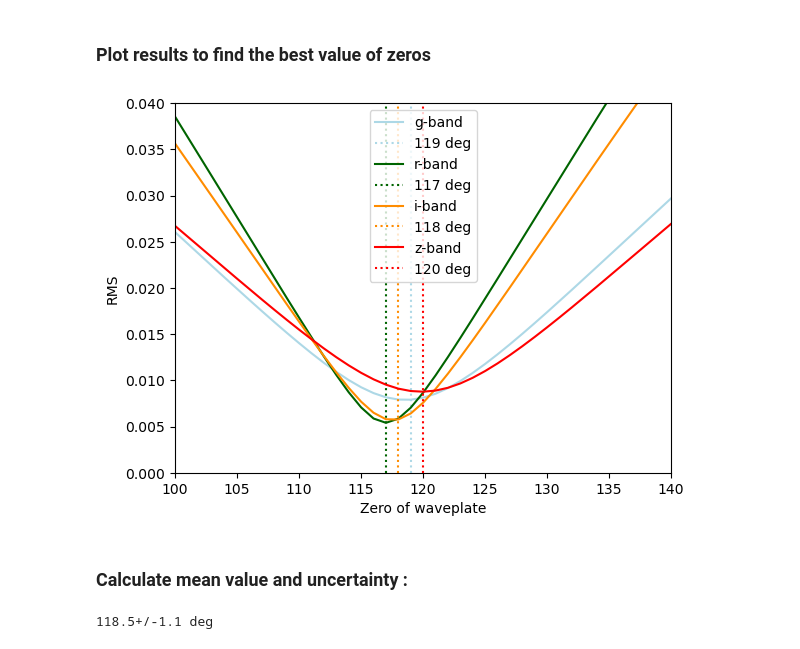
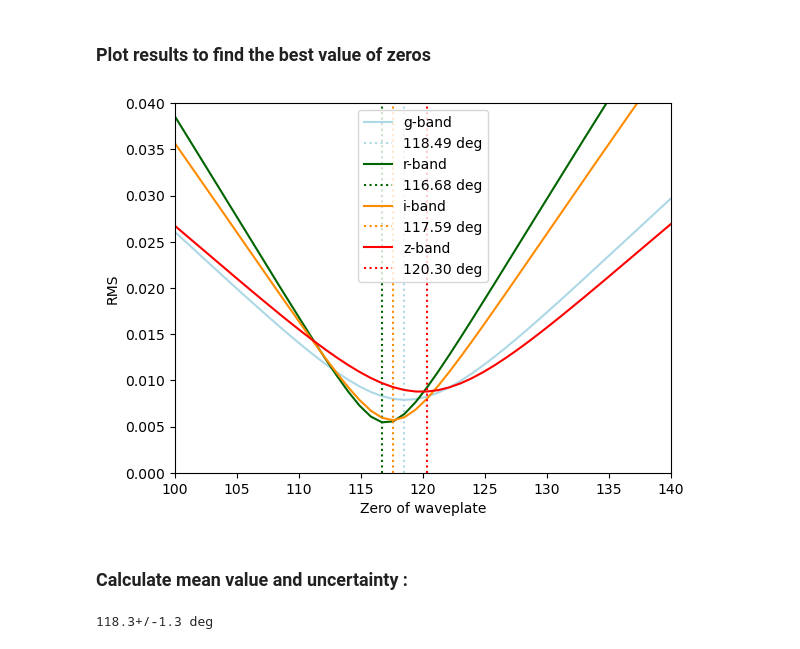
Before and after one commit to edermartioli/sparc4-pipeline, a Jupyter notebook: notebooks/sp4_calibrate_zero_from_circular_std.ipynb, the cells around one changed output. Saved outputs shown, nothing was run; the diff lists cells and outputs as text; code cells hidden in the pictures.

```diff
--- a/notebooks/sp4_calibrate_zero_from_circular_std.ipynb
+++ b/notebooks/sp4_calibrate_zero_from_circular_std.ipynb
@@ -68,8 +74,8 @@ pol_results = s4pipelib.get_polarimetry_results(p4[channel-1],
 # %% [markdown]
 ### Select sampling of trial zeros, and set variables
 # %%
-zeros = np.arange(360) # set array of trial zeros. For 360, sampling is 1 degree
-mask = zeros < 200 # mask values to avoid double mininum
+zeros = np.linspace(0, 180, num=200) # set array of trial zeros
+mask = zeros < 200 # mask values to avoid double minima when full range is 360 deg
 rms = [np.array([]), np.array([]), np.array([]), np.array([])]
 imin = [None, None, None, None]
 source_index = [4,4,4,4]
@@ -108,26 +114,26 @@ for ch in range(1,5) :
 # %%
 min_zeros = np.array([])
 for ch in range(1,5) :
     imin[ch-1] = np.argmin(rms[ch-1][mask])
 
     min_zero = zeros[mask][imin[ch-1]]
     min_zeros = np.append(min_zeros,min_zero)
 
     plt.plot(zeros,rms[ch-1],color=colors[ch-1],label="{}-band".format(bands[ch-1]))
-    plt.vlines(min_zero, 0, np.max(rms[ch-1]), ls=":", color=colors[ch-1], label="{} deg".format(min_zero))
+    plt.vlines(min_zero, 0, np.max(rms[ch-1]), ls=":", color=colors[ch-1], label="{:.2f} deg".format(min_zero))
 
 plt.xlim(100,140)
 plt.ylim(0,0.04)
 plt.xlabel("Zero of waveplate")
 plt.ylabel("RMS")
 plt.legend()
 plt.show()
 # %% [output]
-[figure, old version]
+[figure, new version]
 # %% [markdown]
 ### Calculate mean value and uncertainty  :
 # %%
 final_zero = ufloat(np.mean(min_zeros), np.std(min_zeros))
 print("{} deg".format(final_zero))
 # %% [output]
-118.5+/-1.1 deg
+118.3+/-1.3 deg
```
Also changed, not shown: parts of 6 cells of this notebook.
